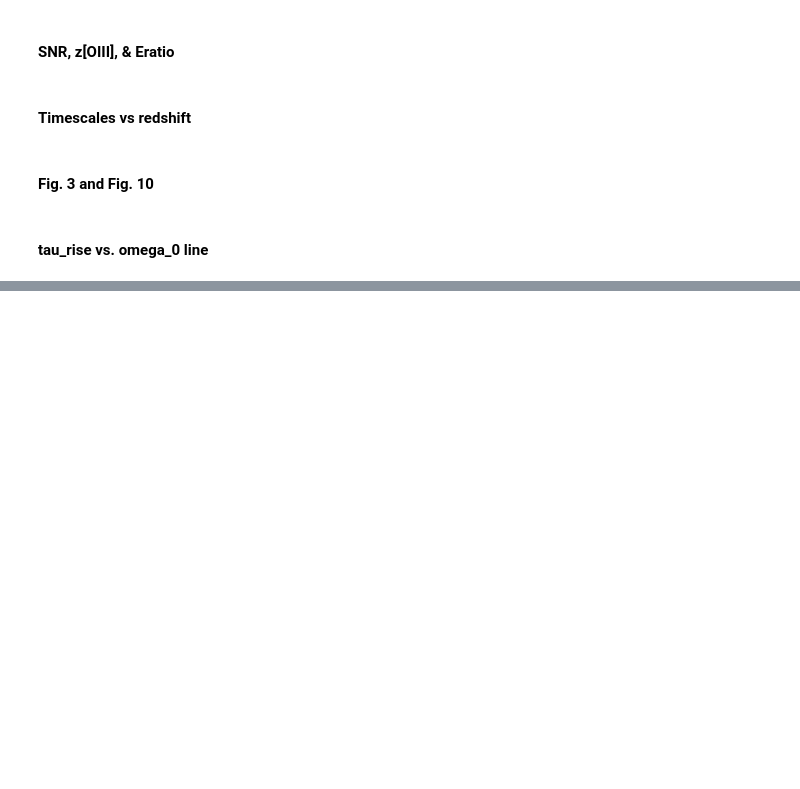
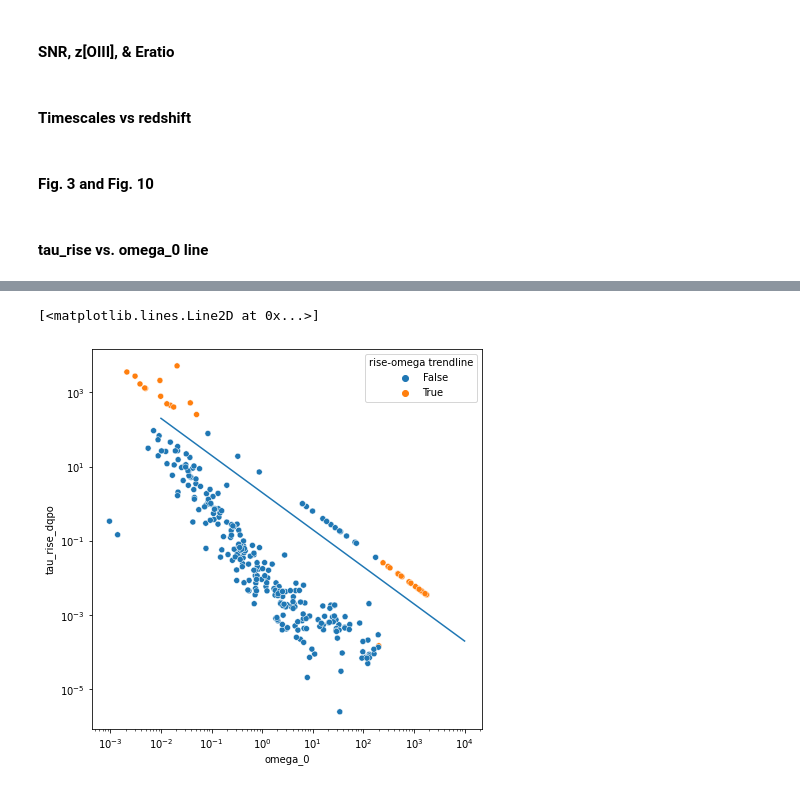
Before and after one commit to TrickyArmyMan/astro-research, a Jupyter notebook: JupyterLab/agn_figures.ipynb, the cells around one changed output, grey strips where cells are left out. Drawn from its saved outputs; the diff is of its cells as text; code cells hidden in the pictures; blank space fills up the shorter version.

```diff
--- a/JupyterLab/agn_figures.ipynb
+++ b/JupyterLab/agn_figures.ipynb
@@ -615,0 +643,8 @@ plt.savefig('tau_rise_vs_omega_0.png')
+# %%
+f, ax = plt.subplots(figsize=(7, 7))
+ax.set(xscale="log", yscale="log")
+sns.scatterplot(data=agn_dataframe, x='omega_0', y='tau_rise_dqpo', hue='rise-omega trendline')
+plt.plot([10e-3, 10e3], [200, 0.0002])
+# %% [output]
+[<matplotlib.lines.Line2D at 0x...>]
+[figure, added]
```
Also changed, not shown: parts of 10 cells of this notebook, 3 other files.
